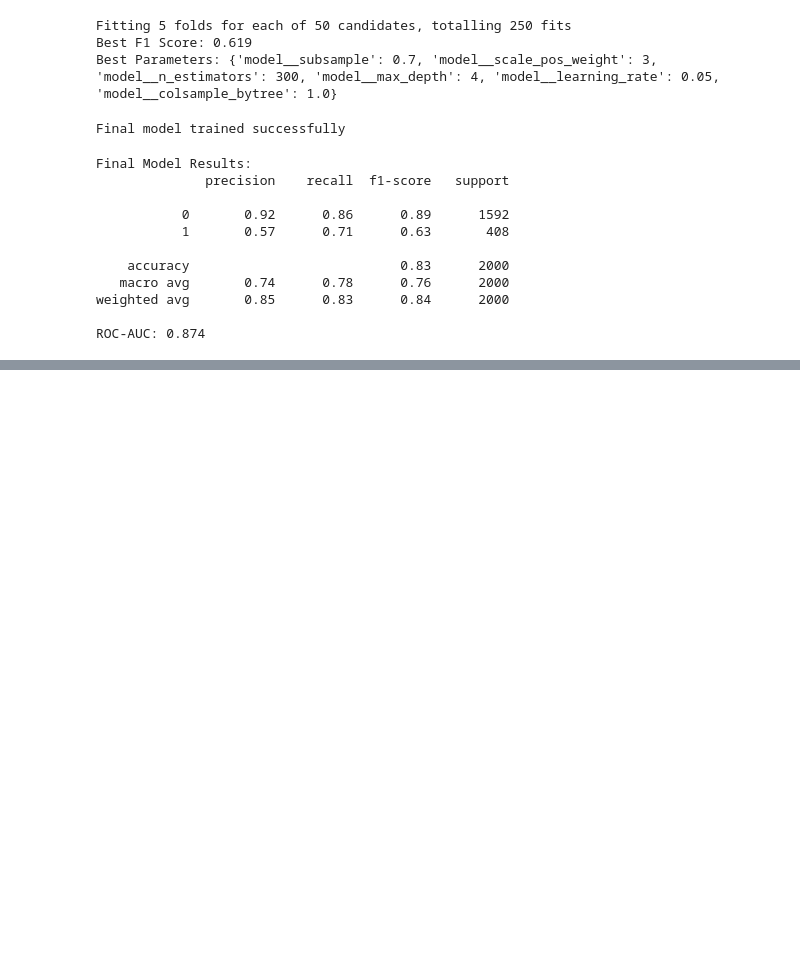
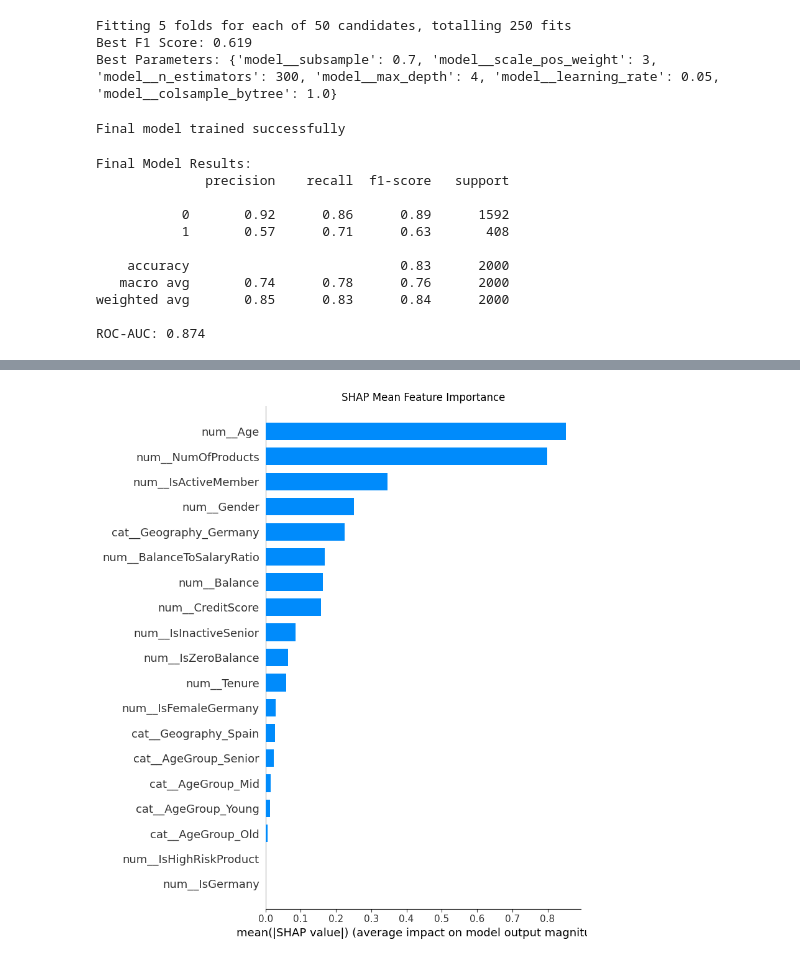
Before and after one commit to Parth2711b/Customer-churn-prediction-and-retention-analytics, a Jupyter notebook: notebooks/model_engineering.ipynb, the cells around one changed output, grey strips where cells are left out. Saved outputs shown, nothing was run; the diff lists cells and outputs as text; code cells hidden in the pictures; blank space fills up the shorter version.

```diff
--- a/notebooks/model_engineering.ipynb
+++ b/notebooks/model_engineering.ipynb
@@ -385,0 +586,12 @@ ROC-AUC: 0.874
+# %%
+plt.figure()
+shap.summary_plot(shap_values, X_test_transformed,
+                  feature_names=feature_names,
+                  plot_type="bar",
+                  show=False)
+plt.title("SHAP Mean Feature Importance")
+plt.tight_layout()
+plt.savefig('../data/processed/shap_bar.png', dpi=150, bbox_inches='tight')
+plt.show()
+# %% [output]
+[figure, added]
```
Also changed, not shown: parts of 11 cells of this notebook, 6 other files.
